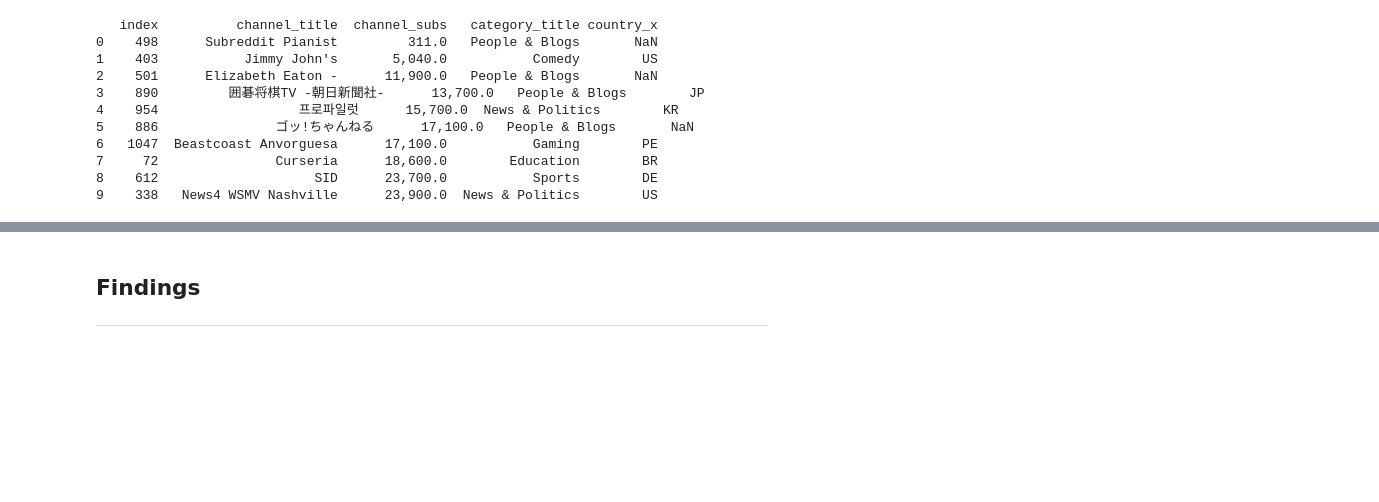
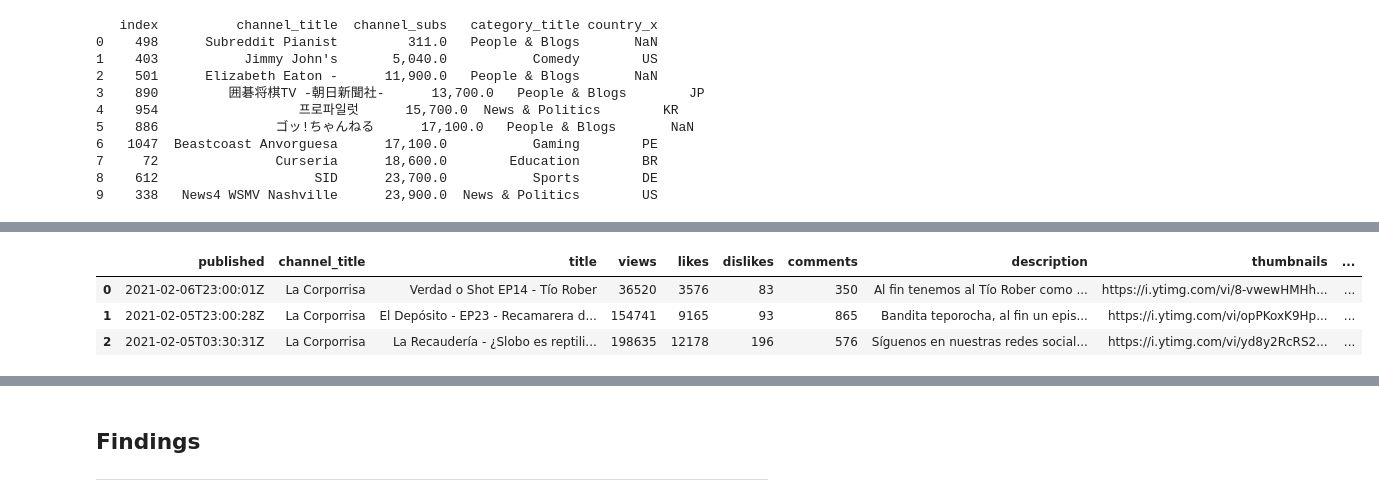
Before and after one commit to germarr/youtube_research, a Jupyter notebook: research_V1.ipynb, the cells around one changed output, grey strips where cells are left out. Cells and saved outputs as stored; diff of their text form; code cells hidden in the pictures; blank space fills up the shorter version.

```diff
--- a/research_V1.ipynb
+++ b/research_V1.ipynb
@@ -47,5 +48,6 @@ from tabulate import tabulate
 
 #pd.pandas.reset_option('display.max_colwidth', 1)
 pd.set_option('display.max_rows', None)
+pd.set_option('display.max_columns', None)
 pd.options.display.float_format = '{:,}'.format
 # %% [markdown]
@@ -484,0 +513,8 @@ print(df380.loc[(df380.category_title != "Music") & (df380.category_title != "En
+# %%
+stats_from_channel = cf.stats_from_channel(url="https://www.youtube.com/watch?v=8-vwewHMHhc")
+stats_from_channel.head(3)
+# %% [output]
+|  | published | channel_title | title | views | likes | dislikes | comments | description | thumbnails | ... |
+| 0 | 2021-02-06T23:00:01Z | La Corporrisa | Verdad o Shot EP14 - Tío Rober | 36520 | 3576 | 83 | 350 | Al fin tenemos al Tío Rober como ... | https://i.ytimg.com/vi/8-vwewHMHh... | ... |
+| 1 | 2021-02-05T23:00:28Z | La Corporrisa | El Depósito - EP23 - Recamarera d... | 154741 | 9165 | 93 | 865 | Bandita teporocha, al fin un epis... | https://i.ytimg.com/vi/opPKoxK9Hp... | ... |
+| 2 | 2021-02-05T03:30:31Z | La Corporrisa | La Recaudería - ¿Slobo es reptili... | 198635 | 12178 | 196 | 576 | Síguenos en nuestras redes social... | https://i.ytimg.com/vi/yd8y2RcRS2... | ... |
```
Also changed, not shown: parts of 25 cells of this notebook.
